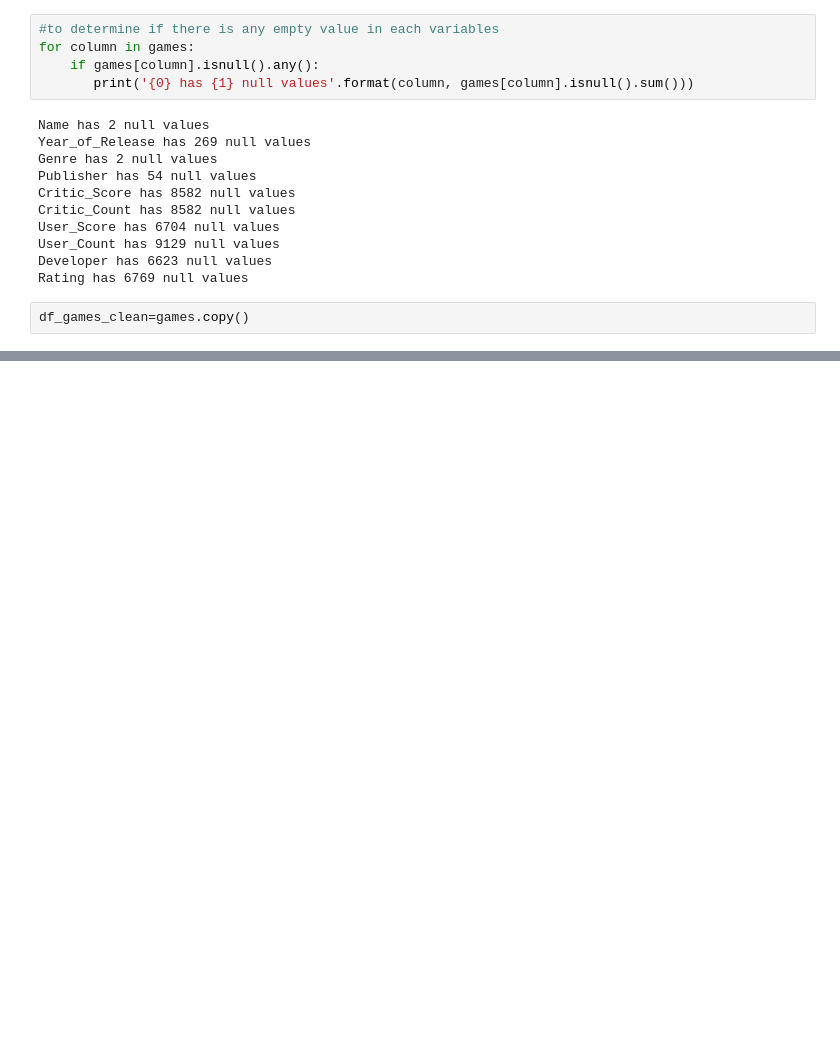
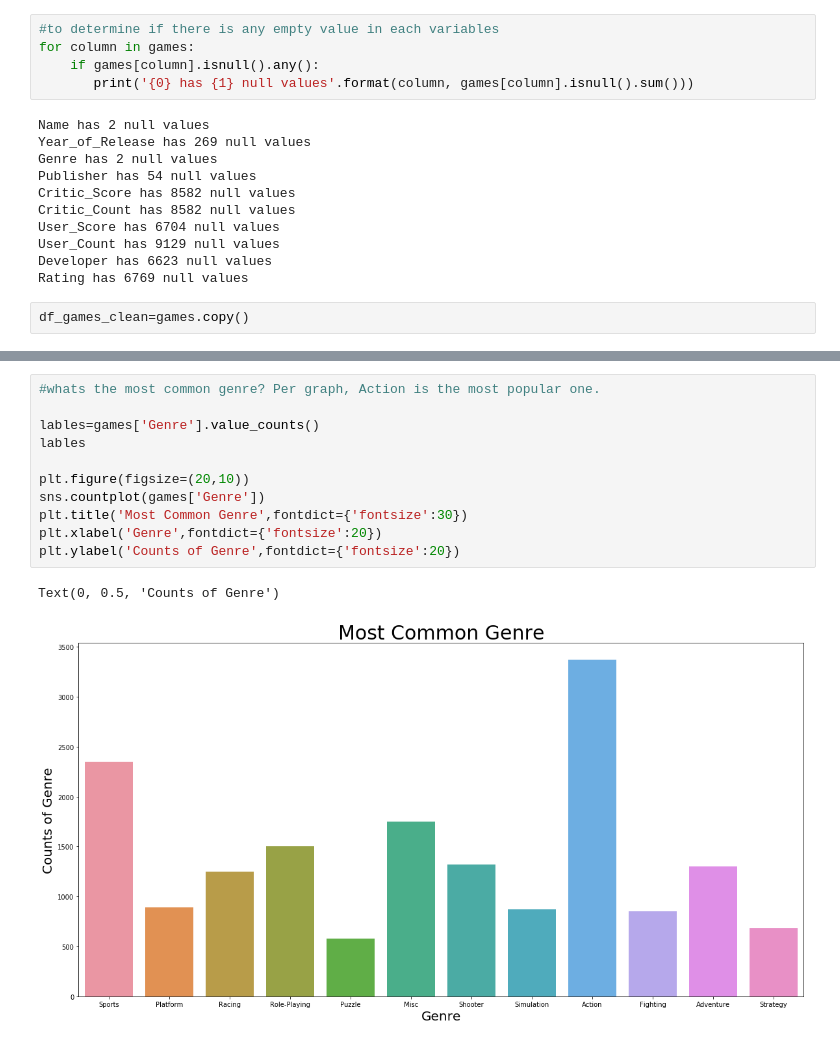
Before and after one commit to silver917/DSBA6276, a Jupyter notebook: Group Project - Kaggle Game Data.ipynb, the cells around one changed output, grey strips where cells are left out. Cells and saved outputs as stored; diff of their text form; blank space fills up the shorter version.

```diff
--- a/Group Project - Kaggle Game Data.ipynb
+++ b/Group Project - Kaggle Game Data.ipynb
@@ -96,0 +123,14 @@ df_games_clean
+# %%
+#whats the most common genre? Per graph, Action is the most popular one.
+
+lables=games['Genre'].value_counts()
+lables
+
+plt.figure(figsize=(20,10))
+sns.countplot(games['Genre'])
+plt.title('Most Common Genre',fontdict={'fontsize':30})
+plt.xlabel('Genre',fontdict={'fontsize':20})
+plt.ylabel('Counts of Genre',fontdict={'fontsize':20})
+# %% [output]
+Text(0, 0.5, 'Counts of Genre')
+[figure, added]
```
Also changed, not shown: parts of 8 cells of this notebook.
